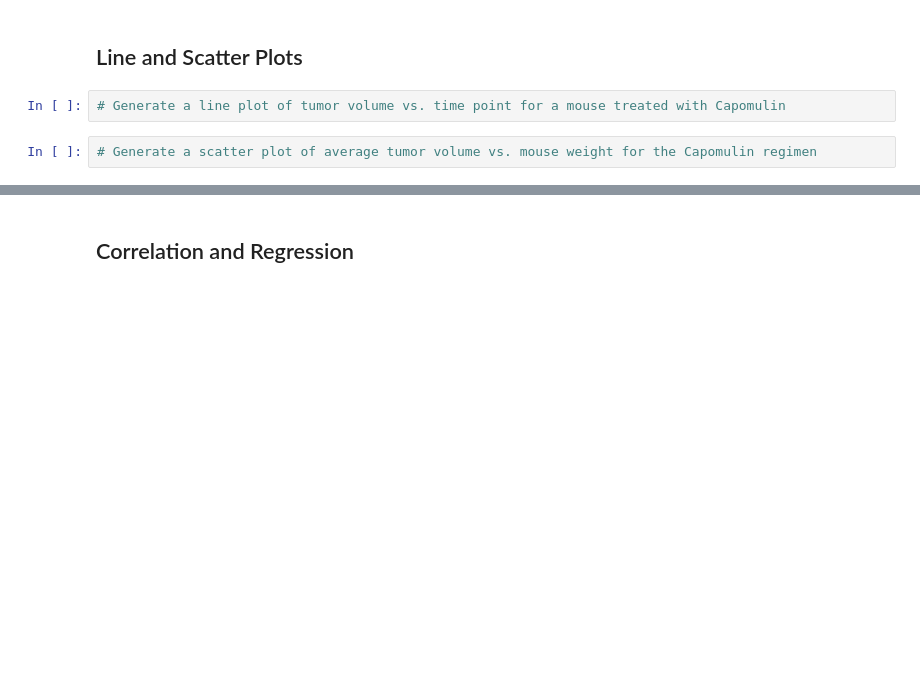
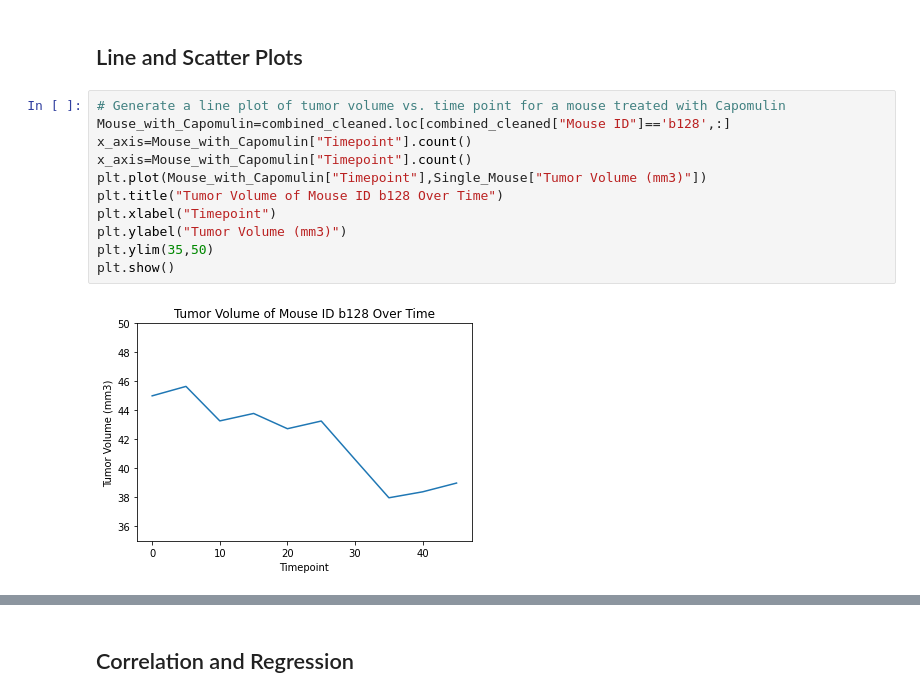
Before and after one commit to kumar084/Matplotlib-challenge, a Jupyter notebook: Pymaceuticals/pymaceuticals_starter-checkpoint.ipynb, the cells around one changed output, grey strips where cells are left out. Saved outputs shown, nothing was run; the diff lists cells and outputs as text; blank space fills up the shorter version.

```diff
--- a/Pymaceuticals/pymaceuticals_starter-checkpoint.ipynb
+++ b/Pymaceuticals/pymaceuticals_starter-checkpoint.ipynb
@@ -186,7 +211,16 @@ plt.show()
 # Generate a box plot of the final tumor volume of each mouse across four regimens of interest
 # %% [markdown]
 ## Line and Scatter Plots
-# %%
-# Generate a line plot of tumor volume vs. time point for a mouse treated with Capomulin
-# %%
-# Generate a scatter plot of average tumor volume vs. mouse weight for the Capomulin regimen
+# %%
+# Generate a line plot of tumor volume vs. time point for a mouse treated with Capomulin
+Mouse_with_Capomulin=combined_cleaned.loc[combined_cleaned["Mouse ID"]=='b128',:]
+x_axis=Mouse_with_Capomulin["Timepoint"].count()
+x_axis=Mouse_with_Capomulin["Timepoint"].count()
+plt.plot(Mouse_with_Capomulin["Timepoint"],Single_Mouse["Tumor Volume (mm3)"])
+plt.title("Tumor Volume of Mouse ID b128 Over Time")
+plt.xlabel("Timepoint")
+plt.ylabel("Tumor Volume (mm3)")
+plt.ylim(35,50)
+plt.show()
+# %% [output]
+[figure, added]
```
Also changed, not shown: parts of 4 cells of this notebook.
